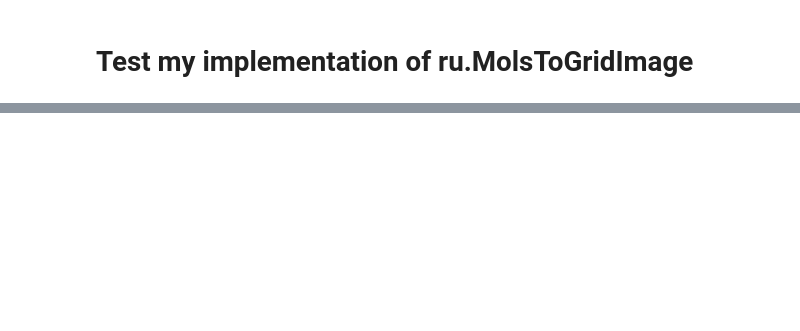
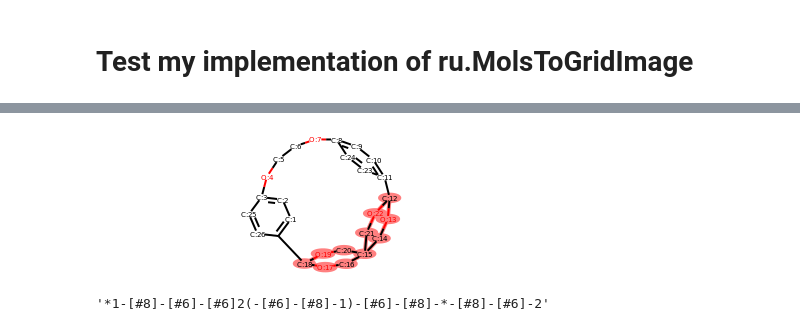
Before and after one commit to rishigurnani/hMOFs-Snurr, a Jupyter notebook: fall20_mse_8803_2.ipynb, the cells around one changed output, grey strips where cells are left out. Saved outputs shown, nothing was run; the diff lists cells and outputs as text; code cells hidden in the pictures; blank space fills up the shorter version.

```diff
--- a/fall20_mse_8803_2.ipynb
+++ b/fall20_mse_8803_2.ipynb
@@ -1645,0 +1540,16 @@ ReactionStepList[0].rxn_fn
+# %%
+lp = ru.LinearPol(mol)
+pm = lp.PeriodicMol()
+if pm is None: #periodization failed
+    print('None1')
+try: #sometimes g1 and g2 are given as lists. If so they will fail below.
+    if pm.HasSubstructMatch(g1) or pm.HasSubstructMatch(g2): #chain should not have same functional groups we want to react
+        if edit_function != nh_nco_edit: #but there are exceptions
+            print('None2')
+    g1 = [g1] #do this so symmetry check will have an iterable
+    g2 = [g2] #do this so symmetry check will have an iterable
+except:
+    if any([pm.HasSubstructMatch(x) for x in g1] + [pm.HasSubstructMatch(x) for x in g2]): #chain should not have same functional groups we want to react
+        if edit_function != nh_nco_edit: #but there are exceptions
+            print('None3')
+matches=pm.GetSubstructMatches(polymer_linkage)
@@ -1645,0 +1567,8 @@ ReactionStepList[0].rxn_fn
+# %%
+ru.mol_with_atom_index(pm)
+# %% [output]
+[figure, added]
+# %%
+linkage
+# %% [output]
+'*1-[#8]-[#6]-[#6]2(-[#6]-[#8]-1)-[#6]-[#8]-*-[#8]-[#6]-2'
```
Also changed, not shown: parts of 177 cells of this notebook, 4 other files.
